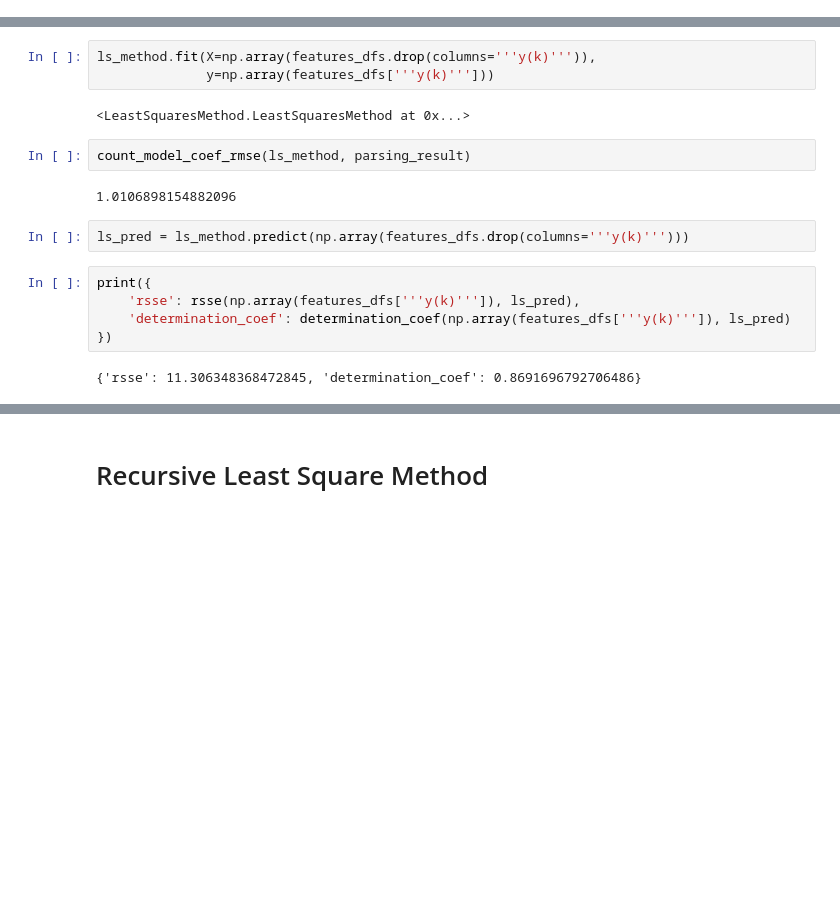
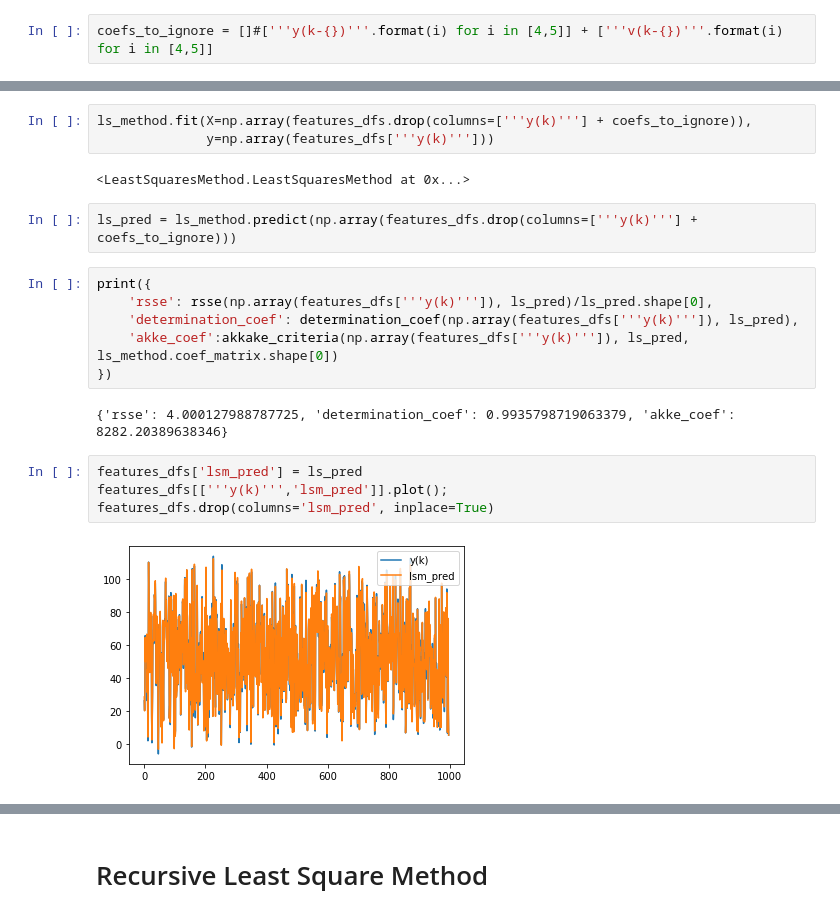
Before and after one commit to VSydorskyy/time_series_iasa, a Jupyter notebook: lab_1/Untitled.ipynb, the cells around one changed output, grey strips where cells are left out. Drawn from its saved outputs; the diff is of its cells as text; blank space fills up the shorter version.

```diff
--- a/lab_1/Untitled.ipynb
+++ b/lab_1/Untitled.ipynb
@@ -22,22 +36,27 @@ features_dfs.head()
+# %%
+coefs_to_ignore = []#['''y(k-{})'''.format(i) for i in [4,5]] + ['''v(k-{})'''.format(i) for i in [4,5]]
 # %% [markdown]
 # Least Square Method
 # %%
 ls_method = LeastSquaresMethod(biased=True)
 # %%
-ls_method.fit(X=np.array(features_dfs.drop(columns='''y(k)''')),
+ls_method.fit(X=np.array(features_dfs.drop(columns=['''y(k)'''] + coefs_to_ignore)),
               y=np.array(features_dfs['''y(k)''']))
 # %% [output]
 <LeastSquaresMethod.LeastSquaresMethod at 0x...>
-# %%
-count_model_coef_rmse(ls_method, parsing_result)
-# %% [output]
-1.0106898154882096
 # %%
-ls_pred = ls_method.predict(np.array(features_dfs.drop(columns='''y(k)''')))
+ls_pred = ls_method.predict(np.array(features_dfs.drop(columns=['''y(k)'''] + coefs_to_ignore)))
 # %%
 print({
-    'rsse': rsse(np.array(features_dfs['''y(k)''']), ls_pred),
-    'determination_coef': determination_coef(np.array(features_dfs['''y(k)''']), ls_pred)
+    'rsse': rsse(np.array(features_dfs['''y(k)''']), ls_pred)/ls_pred.shape[0],
+    'determination_coef': determination_coef(np.array(features_dfs['''y(k)''']), ls_pred),
+    'akke_coef':akkake_criteria(np.array(features_dfs['''y(k)''']), ls_pred, ls_method.coef_matrix.shape[0])
 })
 # %% [output]
-{'rsse': 11.306348368472845, 'determination_coef': 0.8691696792706486}
+{'rsse': 4.000127988787725, 'determination_coef': 0.9935798719063379, 'akke_coef': 8282.20389638346}
+# %%
+features_dfs['lsm_pred'] = ls_pred
+features_dfs[['''y(k)''','lsm_pred']].plot();
+features_dfs.drop(columns='lsm_pred', inplace=True)
+# %% [output]
+[figure, added]
```
Also changed, not shown: parts of 21 cells of this notebook, 3 other files.
